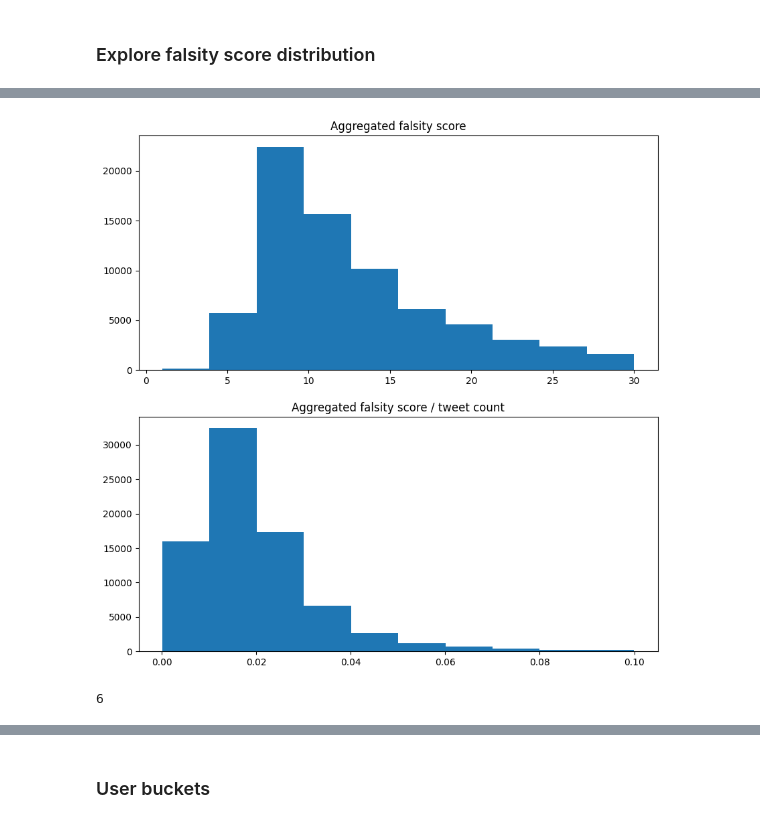
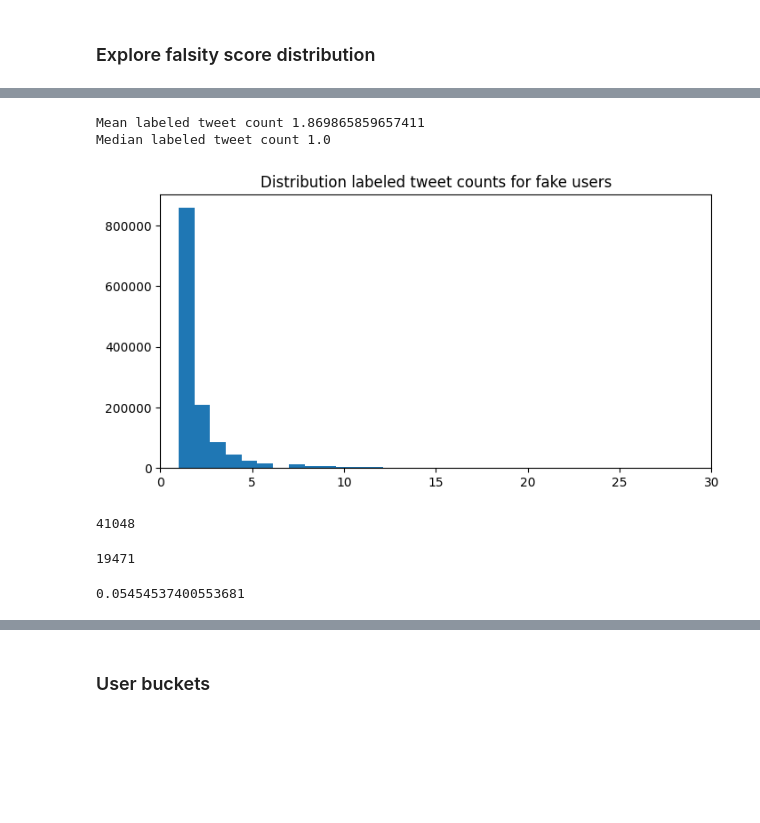
Before and after one commit to lrnz-asnprs/tweet-collector, a Jupyter notebook: fake_collector/notebooks/laurenz_notebook.ipynb, the cells around one changed output, grey strips where cells are left out. Saved outputs shown, nothing was run; the diff lists cells and outputs as text; code cells hidden in the pictures; blank space fills up the shorter version.

```diff
--- a/fake_collector/notebooks/laurenz_notebook.ipynb
+++ b/fake_collector/notebooks/laurenz_notebook.ipynb
@@ -47,0 +72,15 @@ user_df['labeled_tweet_count'] = user_df.apply(lambda x: len(users_object.get(x[
+# %%
+# Calc tweet activity
+user_df['tweet_activity'] = user_df['tweet_count'] / user_df['days_since_created']
+# %%
+# Get quartiles
+quartiles = user_df['tweet_activity'].quantile(q=[0.25,0.75])
+
+q1 = quartiles[0.25]
+q3 = quartiles[0.75]
+
+IQR = q3 - q1
+
+upper_fence_activity = q3 + (IQR * 1.5)
+
+print(upper_fence_activity)
@@ -47,0 +103,2 @@ user_df['labeled_tweet_count'] = user_df.apply(lambda x: len(users_object.get(x[
+# %%
+outlier_removal = user_df[user_df['tweet_activity'] <= upper_fence_activity]
@@ -47,0 +121,3 @@ user_df['labeled_tweet_count'] = user_df.apply(lambda x: len(users_object.get(x[
+# %%
+outlier_removal_fake = outlier_removal[outlier_removal['aggregate_falsity_score'] > 0]
+outlier_removal_true = outlier_removal[outlier_removal['aggregate_falsity_score'] == 0]
@@ -159,12 +129,0 @@ ax2.title.set_text("Aggregated falsity score / by tweet count")
-# %%
-import matplotlib.pyplot as plt
-
-fig, (ax1, ax2) = plt.subplots(nrows=2, figsize=(10,10))
-
-ax1.hist(other_users_cut[other_users_cut['aggregate_falsity_score'] < 30]['aggregate_falsity_score'])
-ax2.hist(other_users_cut[other_users_cut['avg_falsity_tweetcount'] < 0.1]['avg_falsity_tweetcount'])
-
-ax1.title.set_text("Aggregated falsity score")
-ax2.title.set_text("Aggregated falsity score / tweet count")
-# %% [output]
-[figure, removed]
@@ -179,4 +130,17 @@ tweet_counter += len(pants_tweets)
-# %%
-temp_falsity_score
-# %% [output]
-6
+# %%
+# Distribution of labeled tweet counts for fake users
+
+import matplotlib.pyplot as plt
+
+fig, ax = plt.subplots(figsize=(8,4))
+
+ax.hist(outlier_removal_fake['labeled_tweet_count'], bins=1000)
+ax.set_xlim(0,30)
+
+ax.title.set_text("Distribution labeled tweet counts for fake users")
+print("Mean labeled tweet count", outlier_removal_fake['labeled_tweet_count'].mean())
+print("Median labeled tweet count", outlier_removal_fake['labeled_tweet_count'].median())
+# %% [output]
+Mean labeled tweet count 1.869865859657411
+Median labeled tweet count 1.0
+[figure, added]
@@ -182,0 +150,13 @@ temp_falsity_score
+# %%
+len(fake_users_min_tweet)
+# %% [output]
+41048
+# %%
+outlier_removal_fake_min_tweet = outlier_removal[outlier_removal['labeled_tweet_count'] >= 10]
+len(outlier_removal_fake_min_tweet)
+# %% [output]
+19471
+# %%
+outlier_removal_fake_min_tweet['aggregate_falsity_score'].corr(outlier_removal_fake_min_tweet['tweet_count'])
+# %% [output]
+0.05454537400553681
```
Also changed, not shown: parts of 76 cells of this notebook, 3 other files.
